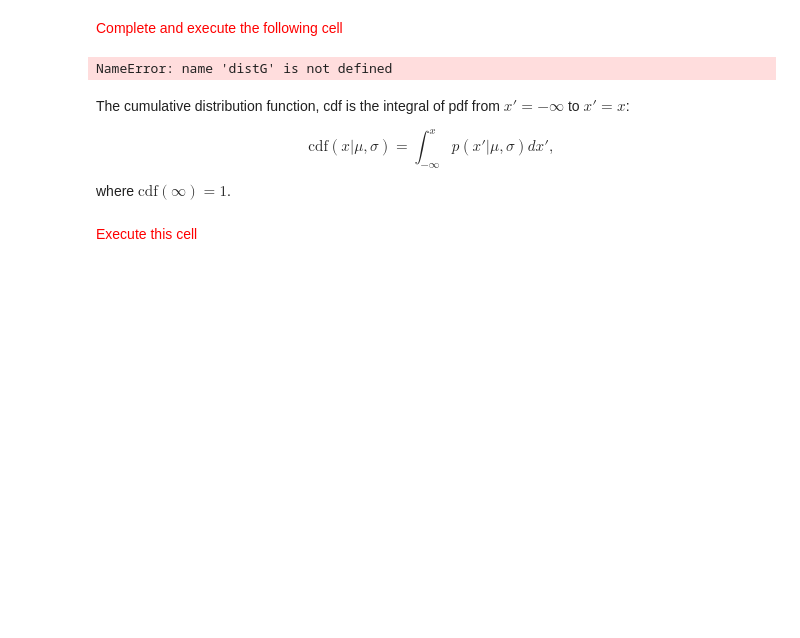
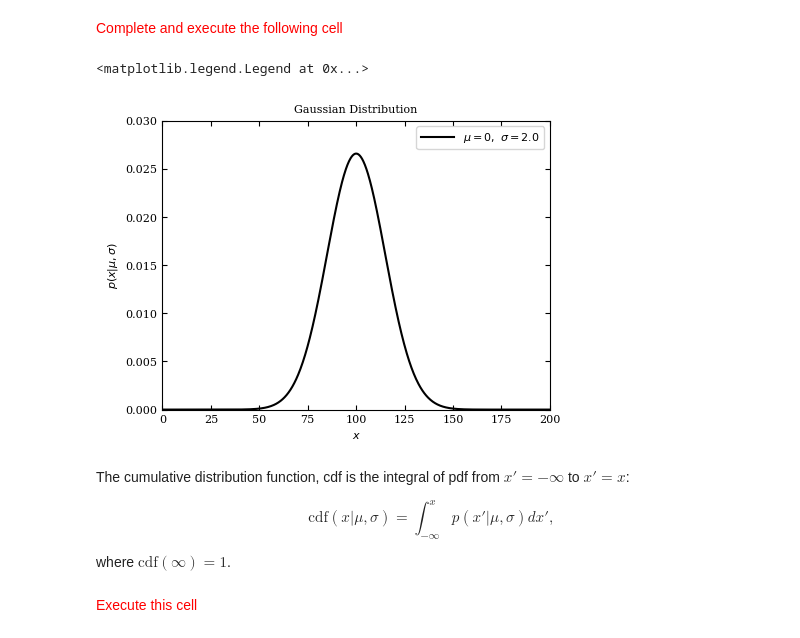
Before and after one commit to agupta-umiss/phys629-fall-2023, a Jupyter notebook: student_folders/CodyMcCammon/lecture_5_CodyMcCammon.ipynb, the cells around one changed output. Drawn from its saved outputs; the diff is of its cells as text; code cells hidden in the pictures; blank space fills up the shorter version.

```diff
--- a/student_folders/CodyMcCammon/lecture_5_CodyMcCammon.ipynb
+++ b/student_folders/CodyMcCammon/lecture_5_CodyMcCammon.ipynb
@@ -171,23 +199,24 @@ print(p)
 # %%
 ## Let's play with Gaussians! Or Normal distributions, N(mu,sigma)
 
 xgrid = np.linspace(0,200,1000) # generate distribution for a uniform grid of x values
-fxgrid = distG.pdf(xgrid)  # this is a function of xgrid
+gaussPDF = distG.pdf(xgrid)  # this is a function of xgrid
 
 # actual plotting
 fig, ax = plt.subplots(figsize=(5, 3.75))
 
 # Python3 f strings are awesome!
 plt.plot(xgrid, gaussPDF, ls='-', c='black',
          label=f'$\mu={mu},\ \sigma={sigma}$')
 plt.xlim(0, 200)
 plt.ylim(0, 0.03)
 plt.xlabel('$x$')
 plt.ylabel(r'$p(x|\mu,\sigma)$')
 plt.title('Gaussian Distribution')
 plt.legend()
 # %% [output]
-NameError: name 'distG' is not defined
+<matplotlib.legend.Legend at 0x...>
+[figure, added]
 # %% [markdown]
 The cumulative distribution function, cdf is the integral of pdf from $x'=-\infty$ to $x'=x$:
 
```
Also changed, not shown: parts of 14 cells of this notebook.
